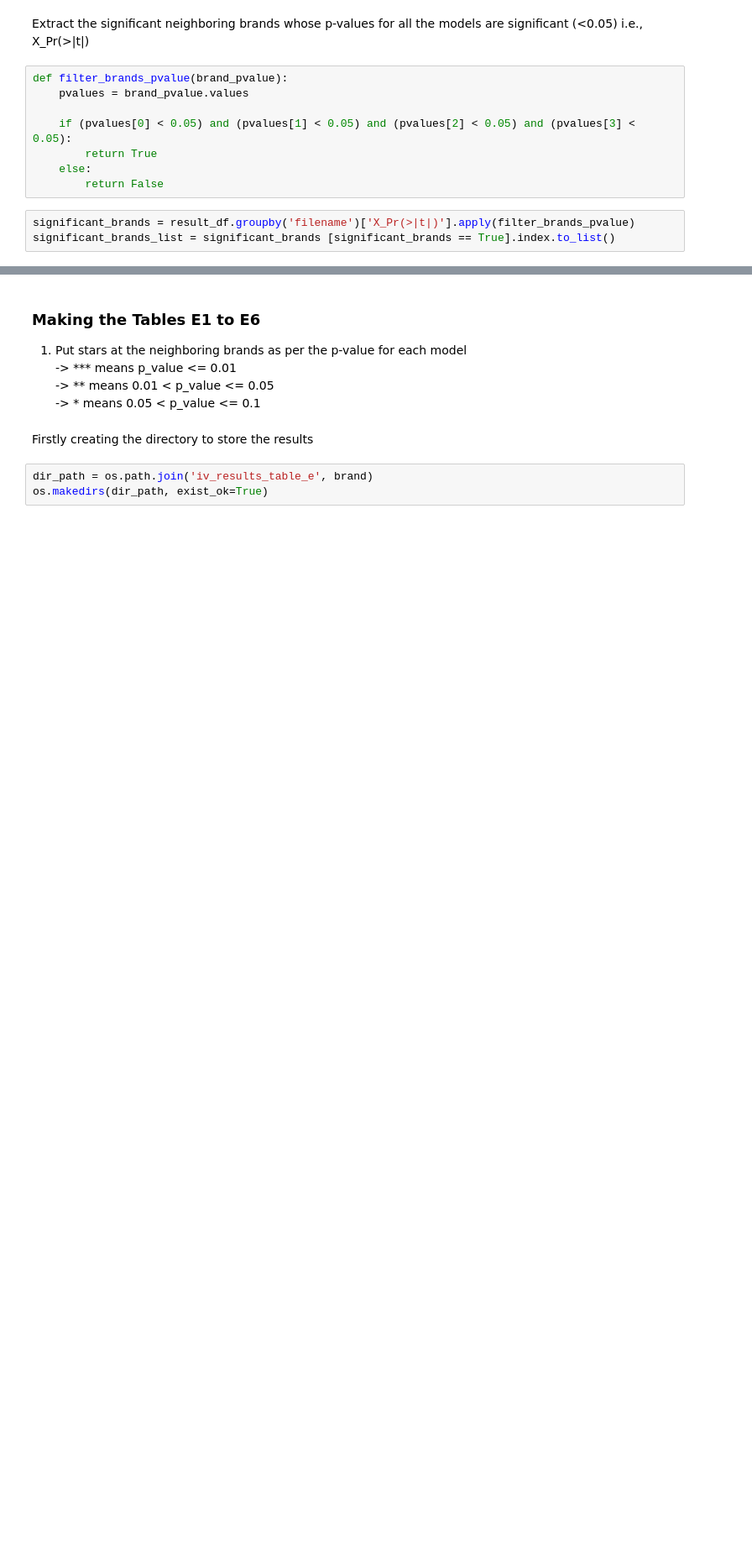
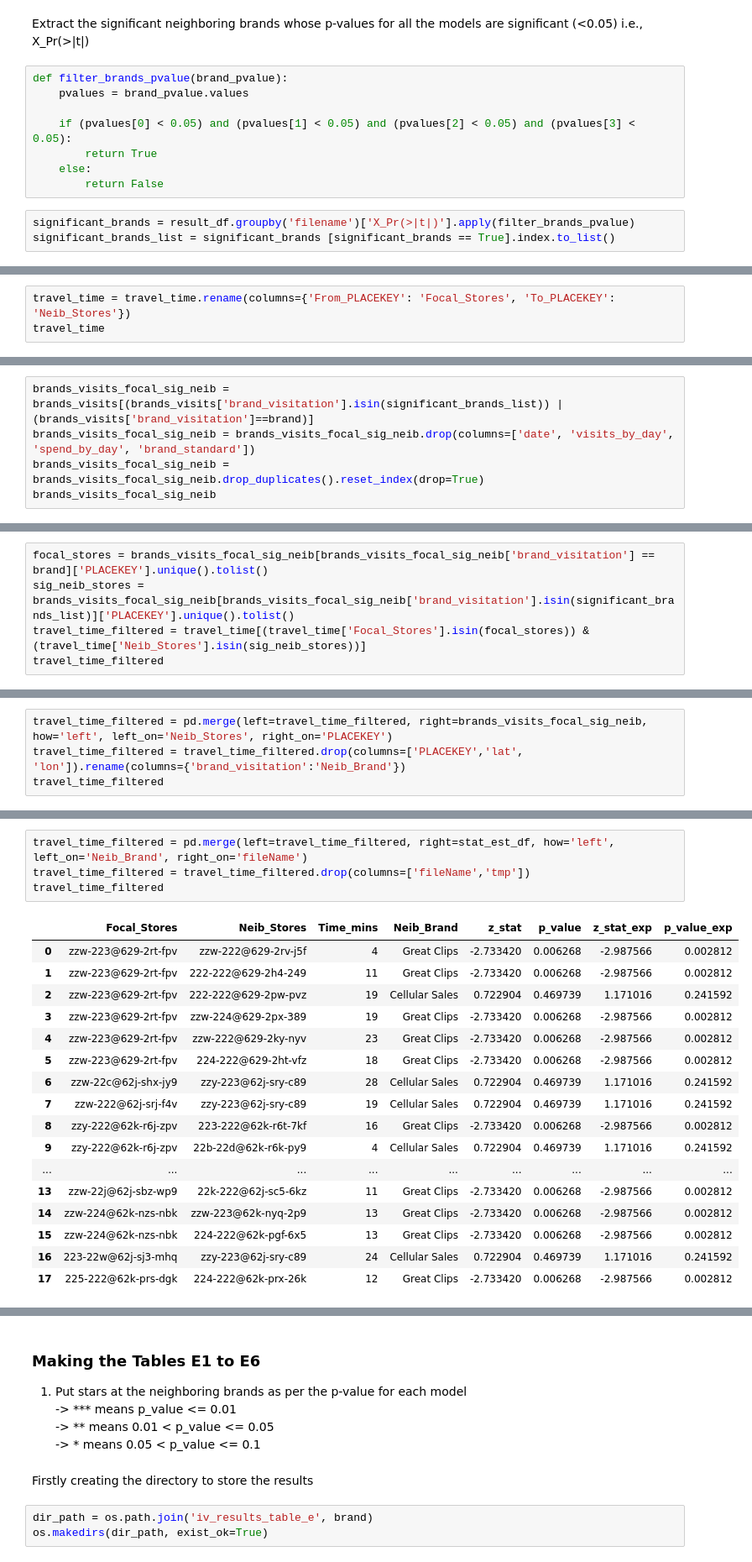
Before and after one commit to embedded-robotics/local-business-network, a Jupyter notebook: part3_visuals_tables/co-efficients_estimation.ipynb, the cells around one changed output, grey strips where cells are left out. Shown at 84% size. Saved outputs shown, nothing was run; the diff lists cells and outputs as text; blank space fills up the shorter version.

```diff
--- a/part3_visuals_tables/co-efficients_estimation.ipynb
+++ b/part3_visuals_tables/co-efficients_estimation.ipynb
@@ -173,0 +229,3 @@ significant_brands_list
+# %%
+travel_time = travel_time.rename(columns={'From_PLACEKEY': 'Focal_Stores', 'To_PLACEKEY': 'Neib_Stores'})
+travel_time
@@ -173,0 +249,5 @@ significant_brands_list
+# %%
+brands_visits_focal_sig_neib = brands_visits[(brands_visits['brand_visitation'].isin(significant_brands_list)) | (brands_visits['brand_visitation']==brand)]
+brands_visits_focal_sig_neib = brands_visits_focal_sig_neib.drop(columns=['date', 'visits_by_day', 'spend_by_day', 'brand_standard'])
+brands_visits_focal_sig_neib = brands_visits_focal_sig_neib.drop_duplicates().reset_index(drop=True)
+brands_visits_focal_sig_neib
@@ -173,0 +274,5 @@ significant_brands_list
+# %%
+focal_stores = brands_visits_focal_sig_neib[brands_visits_focal_sig_neib['brand_visitation'] == brand]['PLACEKEY'].unique().tolist()
+sig_neib_stores = brands_visits_focal_sig_neib[brands_visits_focal_sig_neib['brand_visitation'].isin(significant_brands_list)]['PLACEKEY'].unique().tolist()
+travel_time_filtered = travel_time[(travel_time['Focal_Stores'].isin(focal_stores)) & (travel_time['Neib_Stores'].isin(sig_neib_stores))]
+travel_time_filtered
@@ -173,0 +299,4 @@ significant_brands_list
+# %%
+travel_time_filtered = pd.merge(left=travel_time_filtered, right=brands_visits_focal_sig_neib, how='left', left_on='Neib_Stores', right_on='PLACEKEY')
+travel_time_filtered = travel_time_filtered.drop(columns=['PLACEKEY','lat', 'lon']).rename(columns={'brand_visitation':'Neib_Brand'})
+travel_time_filtered
@@ -173,0 +323,22 @@ significant_brands_list
+# %%
+travel_time_filtered = pd.merge(left=travel_time_filtered, right=stat_est_df, how='left', left_on='Neib_Brand', right_on='fileName')
+travel_time_filtered = travel_time_filtered.drop(columns=['fileName','tmp'])
+travel_time_filtered
+# %% [output]
+|  | Focal_Stores | Neib_Stores | Time_mins | Neib_Brand | z_stat | p_value | z_stat_exp | p_value_exp |
+| 0 | zzw-223@629-2rt-fpv | zzw-222@629-2rv-j5f | 4 | Great Clips | -2.733420 | 0.006268 | -2.987566 | 0.002812 |
+| 1 | zzw-223@629-2rt-fpv | 222-222@629-2h4-249 | 11 | Great Clips | -2.733420 | 0.006268 | -2.987566 | 0.002812 |
+| 2 | zzw-223@629-2rt-fpv | 222-222@629-2pw-pvz | 19 | Cellular Sales | 0.722904 | 0.469739 | 1.171016 | 0.241592 |
+| 3 | zzw-223@629-2rt-fpv | zzw-224@629-2px-389 | 19 | Great Clips | -2.733420 | 0.006268 | -2.987566 | 0.002812 |
+| 4 | zzw-223@629-2rt-fpv | zzw-222@629-2ky-nyv | 23 | Great Clips | -2.733420 | 0.006268 | -2.987566 | 0.002812 |
+| 5 | zzw-223@629-2rt-fpv | 224-222@629-2ht-vfz | 18 | Great Clips | -2.733420 | 0.006268 | -2.987566 | 0.002812 |
+| 6 | zzw-22c@62j-shx-jy9 | zzy-223@62j-sry-c89 | 28 | Cellular Sales | 0.722904 | 0.469739 | 1.171016 | 0.241592 |
+| 7 | zzw-222@62j-srj-f4v | zzy-223@62j-sry-c89 | 19 | Cellular Sales | 0.722904 | 0.469739 | 1.171016 | 0.241592 |
+| 8 | zzy-222@62k-r6j-zpv | 223-222@62k-r6t-7kf | 16 | Great Clips | -2.733420 | 0.006268 | -2.987566 | 0.002812 |
+| 9 | zzy-222@62k-r6j-zpv | 22b-22d@62k-r6k-py9 | 4 | Cellular Sales | 0.722904 | 0.469739 | 1.171016 | 0.241592 |
+| ... | ... | ... | ... | ... | ... | ... | ... | ... |
+| 13 | zzw-22j@62j-sbz-wp9 | 22k-222@62j-sc5-6kz | 11 | Great Clips | -2.733420 | 0.006268 | -2.987566 | 0.002812 |
+| 14 | zzw-224@62k-nzs-nbk | zzw-223@62k-nyq-2p9 | 13 | Great Clips | -2.733420 | 0.006268 | -2.987566 | 0.002812 |
+| 15 | zzw-224@62k-nzs-nbk | 224-222@62k-pgf-6x5 | 13 | Great Clips | -2.733420 | 0.006268 | -2.987566 | 0.002812 |
+| 16 | 223-22w@62j-sj3-mhq | zzy-223@62j-sry-c89 | 24 | Cellular Sales | 0.722904 | 0.469739 | 1.171016 | 0.241592 |
+| 17 | 225-222@62k-prs-dgk | 224-222@62k-prx-26k | 12 | Great Clips | -2.733420 | 0.006268 | -2.987566 | 0.002812 |
```
Also changed, not shown: parts of 48 cells of this notebook.
